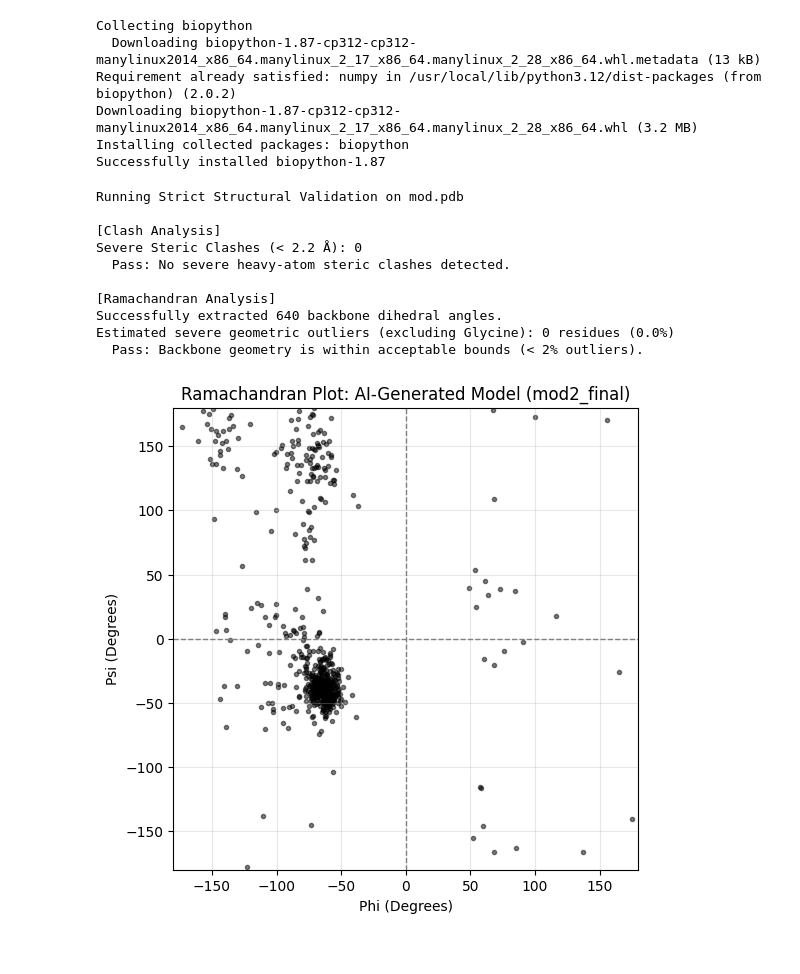
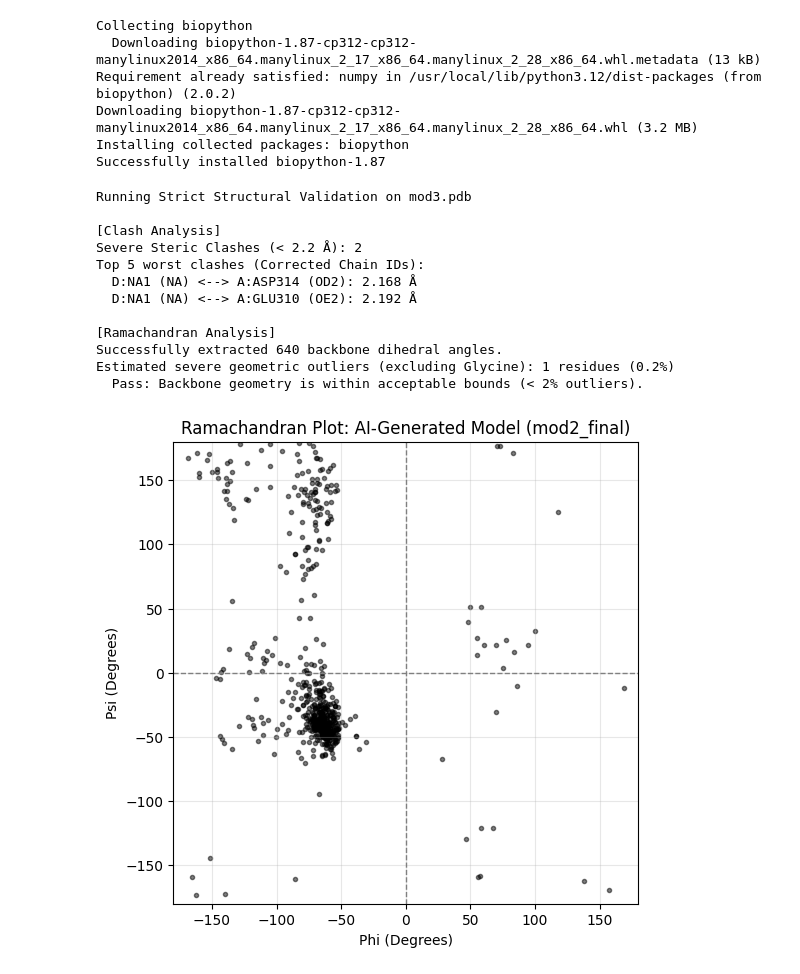
Before and after one commit to obedglanson/senior_project_slc6a14, a Jupyter notebook: structural_val.ipynb, the cells around one changed output. Drawn from its saved outputs; the diff is of its cells as text; code cells hidden in the pictures.

```diff
--- a/structural_val.ipynb
+++ b/structural_val.ipynb
@@ -107,36 +107,38 @@ def validate_structure(pdb_file_path, clash_threshold=2.2):
     print(f"Successfully extracted {total_residues} backbone dihedral angles.")
 
     outlier_percentage = (outliers / total_residues) * 100
     print(f"Estimated severe geometric outliers (excluding Glycine): {outliers} residues ({outlier_percentage:.1f}%)")
     if outlier_percentage < 2.0:
         print("  Pass: Backbone geometry is within acceptable bounds (< 2% outliers).")
     else:
         print("  Warning: High number of outliers. The model may have collapsed or twisted unnaturally.")
 
     # Plotting
     plt.figure(figsize=(6,6))
     plt.scatter(phis, psis, marker='.', color='black', alpha=0.5)
     plt.xlim(-180, 180)
     plt.ylim(-180, 180)
     plt.axhline(0, color='gray', lw=1, linestyle='--')
     plt.axvline(0, color='gray', lw=1, linestyle='--')
     plt.xlabel('Phi (Degrees)')
     plt.ylabel('Psi (Degrees)')
     plt.title('Ramachandran Plot: AI-Generated Model (mod2_final)')
     plt.grid(True, alpha=0.3)
     plt.show()
 
 # Execution
-validate_structure("mod.pdb")
+validate_structure("mod3.pdb")
 # %% [output]
-Running Strict Structural Validation on mod.pdb
+Running Strict Structural Validation on mod3.pdb
 
 [Clash Analysis]
-Severe Steric Clashes (< 2.2 Å): 0
-  Pass: No severe heavy-atom steric clashes detected.
+Severe Steric Clashes (< 2.2 Å): 2
+Top 5 worst clashes (Corrected Chain IDs):
+  D:NA1 (NA) <--> A:ASP314 (OD2): 2.168 Å
+  D:NA1 (NA) <--> A:GLU310 (OE2): 2.192 Å
 
 [Ramachandran Analysis]
 Successfully extracted 640 backbone dihedral angles.
-Estimated severe geometric outliers (excluding Glycine): 0 residues (0.0%)
+Estimated severe geometric outliers (excluding Glycine): 1 residues (0.2%)
   Pass: Backbone geometry is within acceptable bounds (< 2% outliers).
-[figure, old version]
+[figure, new version]
```
